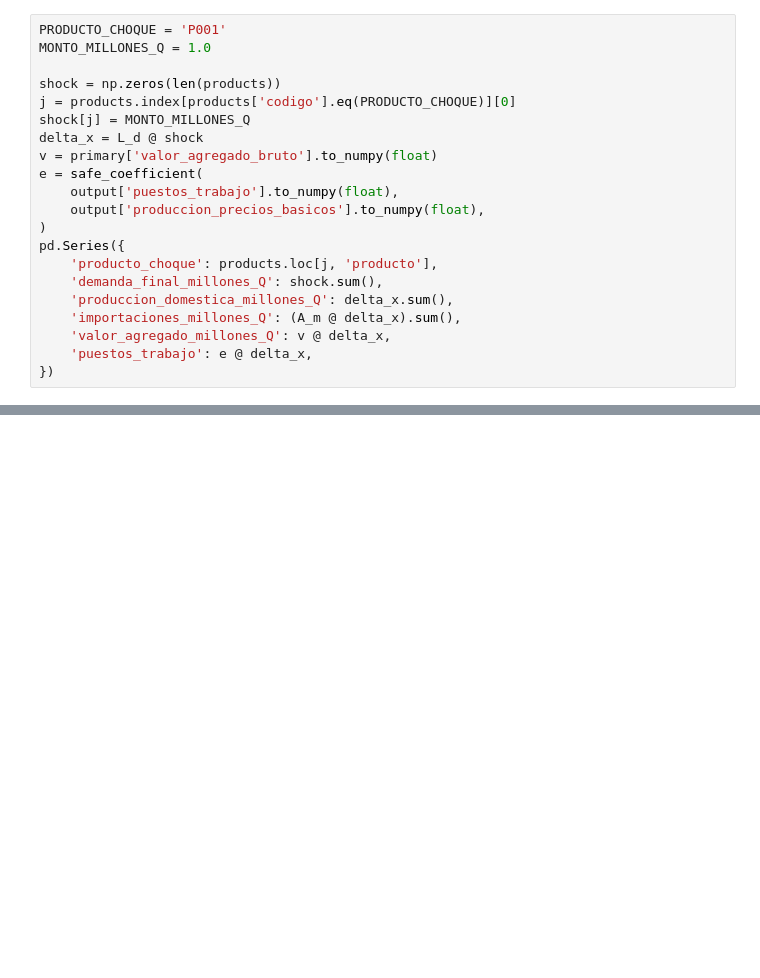
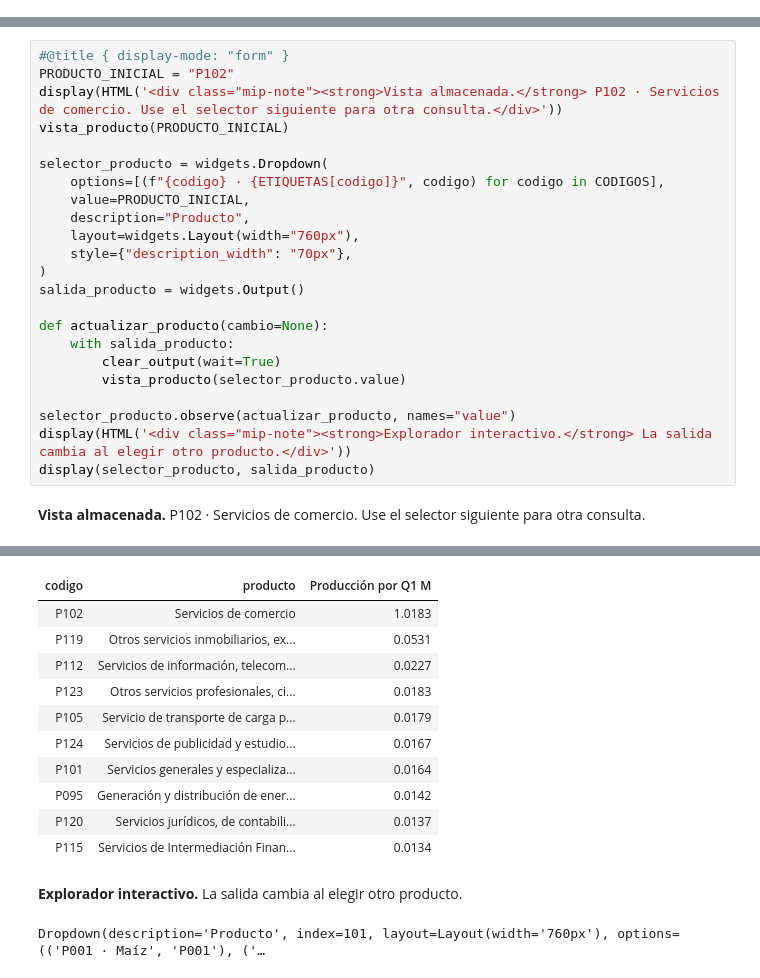
Before and after one commit to JA-Osorio/mip-guatemala-2013-reproducible, a Jupyter notebook: 04_reproduccion_python/cuaderno_exploracion_mip_2013.ipynb, the cells around one changed output, grey strips where cells are left out. Drawn from its saved outputs; the diff is of its cells as text; blank space fills up the shorter version.

```diff
--- a/04_reproduccion_python/cuaderno_exploracion_mip_2013.ipynb
+++ b/04_reproduccion_python/cuaderno_exploracion_mip_2013.ipynb
@@ -94,21 +0,0 @@ Cambie `PRODUCTO_CHOQUE` y `MONTO_MILLONES_Q`. El ejemplo calcula producción do
-# %%
-PRODUCTO_CHOQUE = 'P001'
-MONTO_MILLONES_Q = 1.0
-
-shock = np.zeros(len(products))
-j = products.index[products['codigo'].eq(PRODUCTO_CHOQUE)][0]
-shock[j] = MONTO_MILLONES_Q
-delta_x = L_d @ shock
-v = primary['valor_agregado_bruto'].to_numpy(float)
-e = safe_coefficient(
-    output['puestos_trabajo'].to_numpy(float),
-    output['produccion_precios_basicos'].to_numpy(float),
-)
-pd.Series({
-    'producto_choque': products.loc[j, 'producto'],
-    'demanda_final_millones_Q': shock.sum(),
-    'produccion_domestica_millones_Q': delta_x.sum(),
-    'importaciones_millones_Q': (A_m @ delta_x).sum(),
-    'valor_agregado_millones_Q': v @ delta_x,
-    'puestos_trabajo': e @ delta_x,
-})
@@ -114,0 +631,25 @@ pd.Series({
+# %%
+#@title { display-mode: "form" }
+PRODUCTO_INICIAL = "P102"
+display(HTML('<div class="mip-note"><strong>Vista almacenada.</strong> P102 · Servicios de comercio. Use el selector siguiente para otra consulta.</div>'))
+vista_producto(PRODUCTO_INICIAL)
+
+selector_producto = widgets.Dropdown(
+    options=[(f"{codigo} · {ETIQUETAS[codigo]}", codigo) for codigo in CODIGOS],
+    value=PRODUCTO_INICIAL,
+    description="Producto",
+    layout=widgets.Layout(width="760px"),
+    style={"description_width": "70px"},
+)
+salida_producto = widgets.Output()
+
+def actualizar_producto(cambio=None):
+    with salida_producto:
+        clear_output(wait=True)
+        vista_producto(selector_producto.value)
+
+selector_producto.observe(actualizar_producto, names="value")
+display(HTML('<div class="mip-note"><strong>Explorador interactivo.</strong> La salida cambia al elegir otro producto.</div>'))
+display(selector_producto, salida_producto)
+# %% [output]
+Vista almacenada. P102 · Servicios de comercio. Use el selector siguiente para otra consulta.
@@ -114,0 +675,13 @@ pd.Series({
+| codigo | producto | Producción por Q1 M |
+| P102 | Servicios de comercio | 1.0183 |
+| P119 | Otros servicios inmobiliarios, ex... | 0.0531 |
+| P112 | Servicios de información, telecom... | 0.0227 |
+| P123 | Otros servicios profesionales, ci... | 0.0183 |
+| P105 | Servicio de transporte de carga p... | 0.0179 |
+| P124 | Servicios de publicidad y estudio... | 0.0167 |
+| P101 | Servicios generales y especializa... | 0.0164 |
+| P095 | Generación y distribución de ener... | 0.0142 |
+| P120 | Servicios jurídicos, de contabili... | 0.0137 |
+| P115 | Servicios de Intermediación Finan... | 0.0134 |
+Explorador interactivo. La salida cambia al elegir otro producto.
+Dropdown(description='Producto', index=101, layout=Layout(width='760px'), options=(('P001 · Maíz', 'P001'), ('…
```
Also changed, not shown: parts of 29 cells of this notebook, 27 other files.
